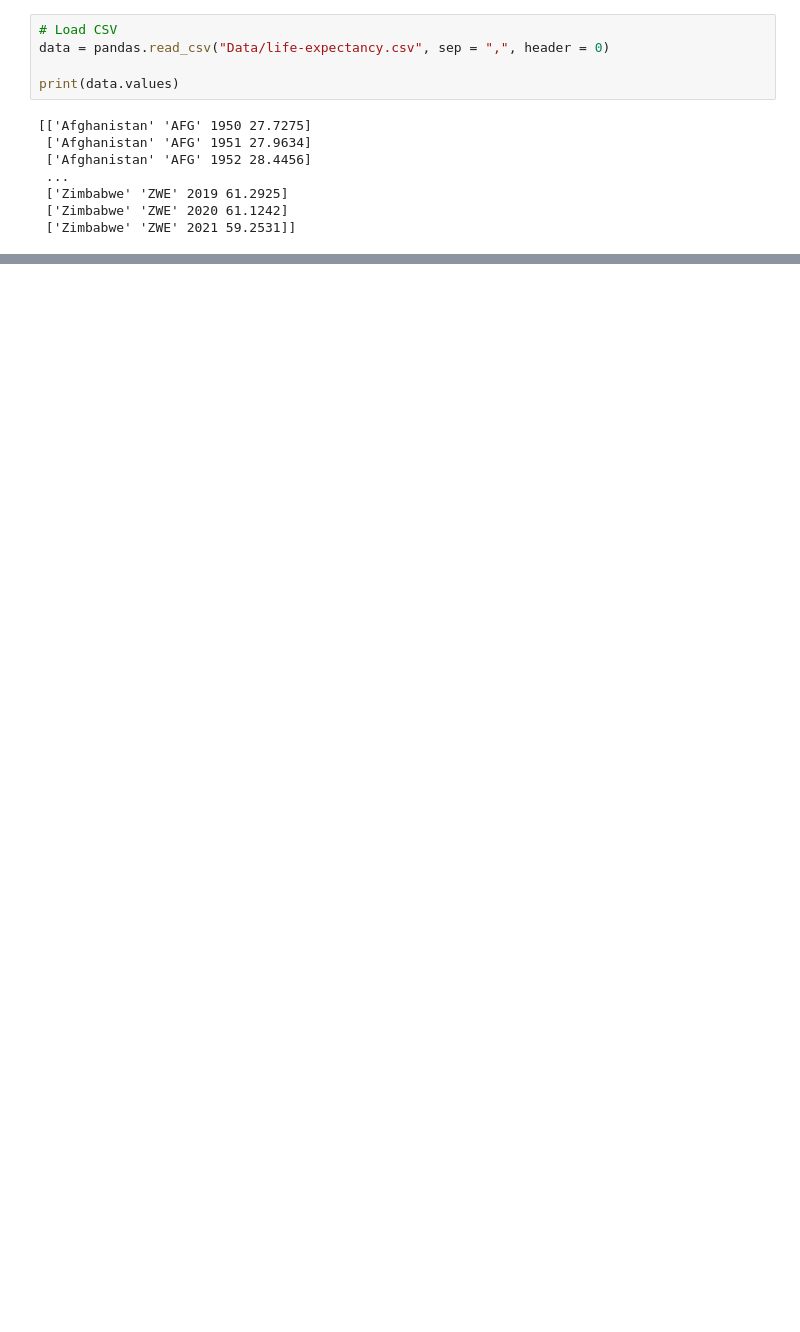
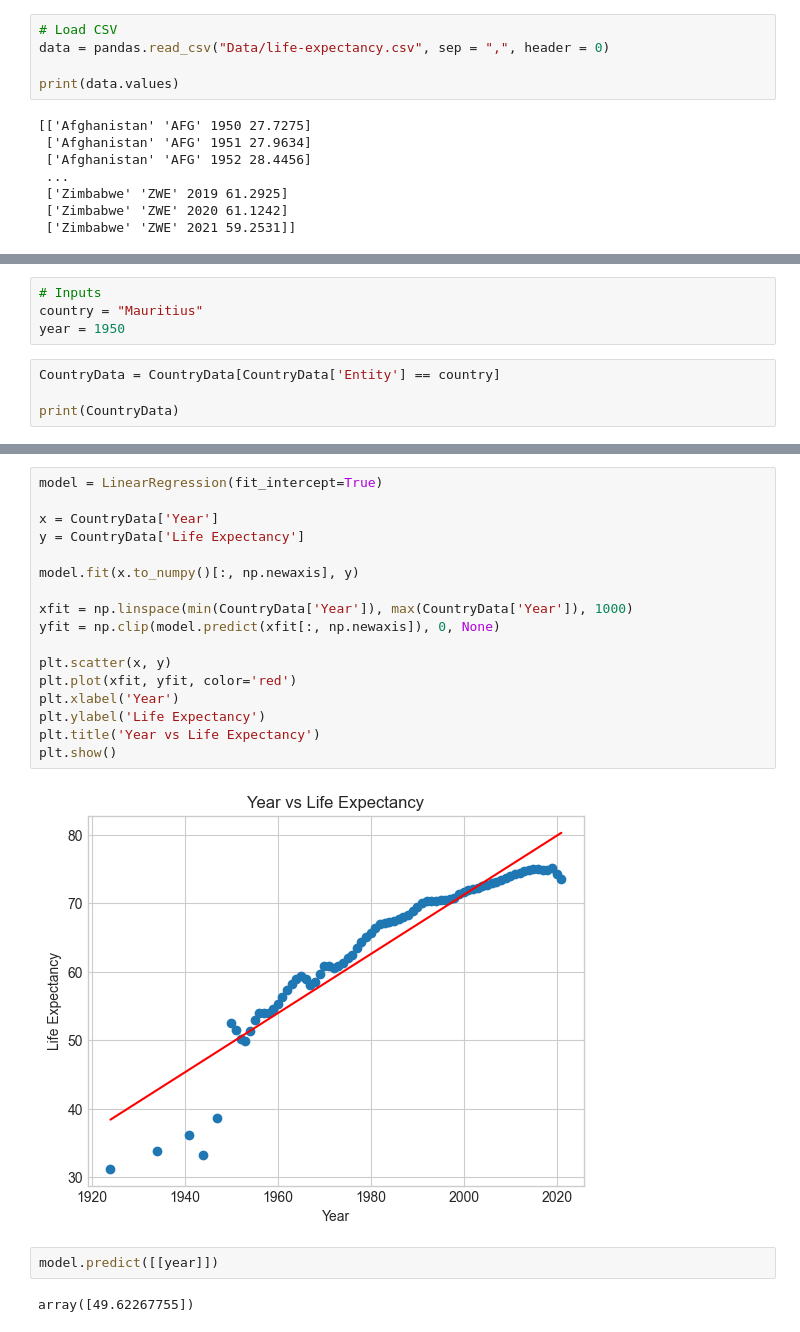
Before and after one commit to KelanMorgan0/4th-Year-Machine-Learning, a Jupyter notebook: LinearInput.ipynb, the cells around one changed output, grey strips where cells are left out. Cells and saved outputs as stored; diff of their text form; blank space fills up the shorter version.

```diff
--- a/LinearInput.ipynb
+++ b/LinearInput.ipynb
@@ -129,0 +113,8 @@ country = "Ireland"
+# %%
+# Inputs
+country = "Mauritius"
+year = 1950
+# %%
+CountryData = CountryData[CountryData['Entity'] == country]
+
+print(CountryData)
@@ -129,0 +136,23 @@ country = "Ireland"
+# %%
+model = LinearRegression(fit_intercept=True)
+
+x = CountryData['Year']
+y = CountryData['Life Expectancy']
+
+model.fit(x.to_numpy()[:, np.newaxis], y)
+
+xfit = np.linspace(min(CountryData['Year']), max(CountryData['Year']), 1000)
+yfit = np.clip(model.predict(xfit[:, np.newaxis]), 0, None)
+
+plt.scatter(x, y)
+plt.plot(xfit, yfit, color='red')
+plt.xlabel('Year')
+plt.ylabel('Life Expectancy')
+plt.title('Year vs Life Expectancy')
+plt.show()
+# %% [output]
+[figure, added]
+# %%
+model.predict([[year]])
+# %% [output]
+array([49.62267755])
```
Also changed, not shown: parts of 7 cells of this notebook.
